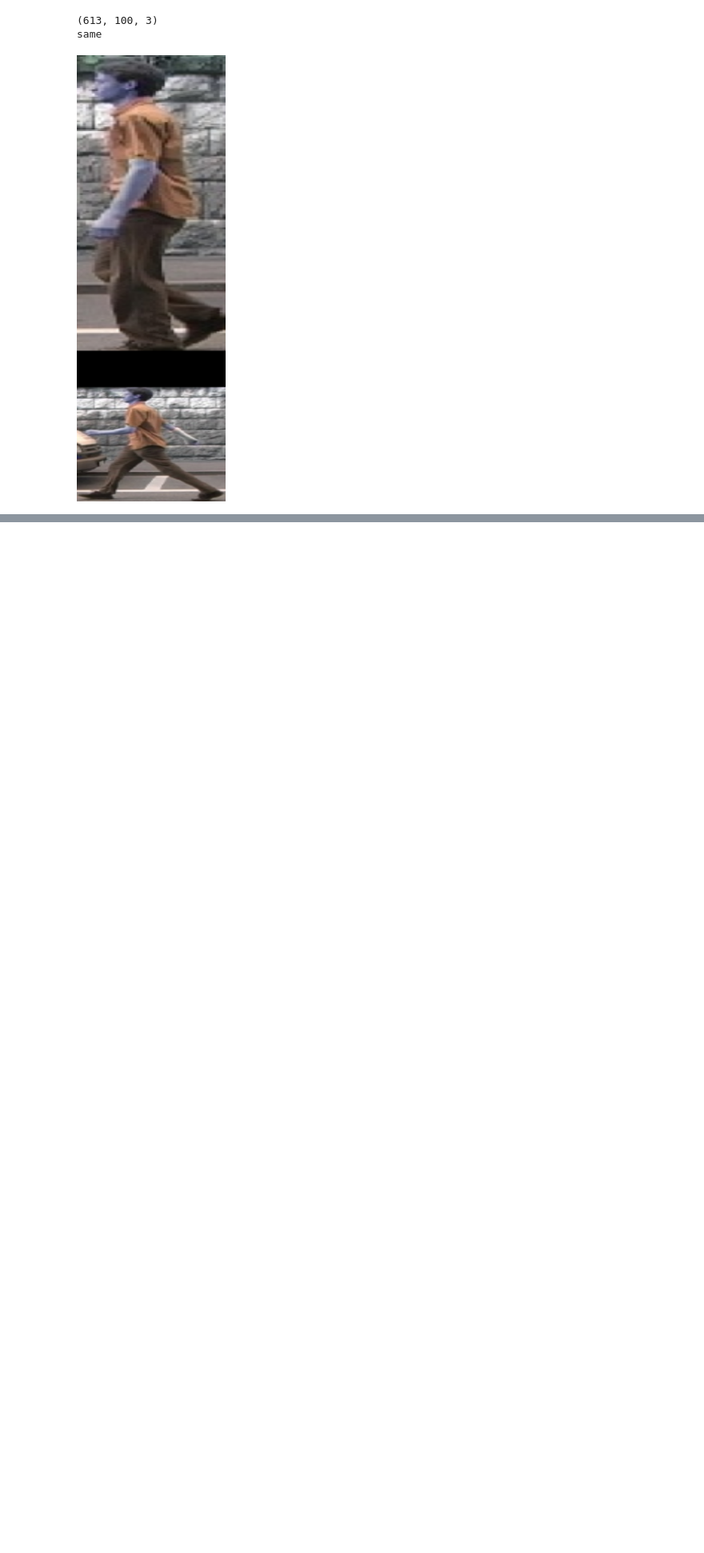
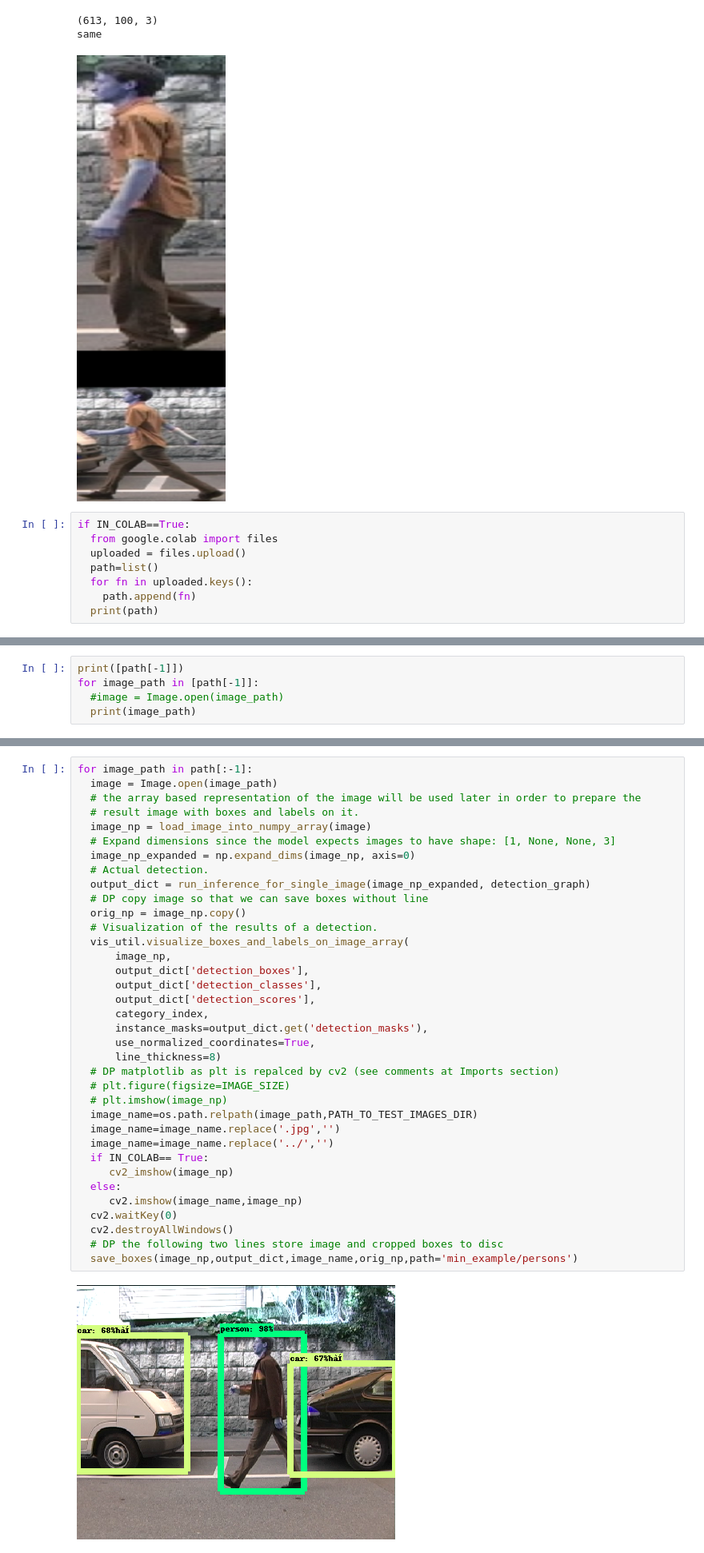
Before and after one commit to dpanagop/re-identification, a Jupyter notebook: min_viable_example/minimum_viable_code.ipynb, the cells around one changed output, grey strips where cells are left out. Shown at 80% size. Drawn from its saved outputs; the diff is of its cells as text; blank space fills up the shorter version.

```diff
--- a/min_viable_example/minimum_viable_code.ipynb
+++ b/min_viable_example/minimum_viable_code.ipynb
@@ -338,3 +338,11 @@ different
 (613, 100, 3)
 same
 [figure]
+# %%
+if IN_COLAB==True:
+  from google.colab import files
+  uploaded = files.upload()
+  path=list()
+  for fn in uploaded.keys():
+    path.append(fn)
+  print(path)
@@ -340,0 +354,5 @@ same
+# %%
+print([path[-1]])
+for image_path in [path[-1]]:
+  #image = Image.open(image_path)
+  print(image_path)
@@ -340,0 +393,38 @@ same
+# %%
+for image_path in path[:-1]:
+  image = Image.open(image_path)
+  # the array based representation of the image will be used later in order to prepare the
+  # result image with boxes and labels on it.
+  image_np = load_image_into_numpy_array(image)
+  # Expand dimensions since the model expects images to have shape: [1, None, None, 3]
+  image_np_expanded = np.expand_dims(image_np, axis=0)
+  # Actual detection.
+  output_dict = run_inference_for_single_image(image_np_expanded, detection_graph)
+  # DP copy image so that we can save boxes without line
+  orig_np = image_np.copy()
+  # Visualization of the results of a detection.
+  vis_util.visualize_boxes_and_labels_on_image_array(
+      image_np,
+      output_dict['detection_boxes'],
+      output_dict['detection_classes'],
+      output_dict['detection_scores'],
+      category_index,
+      instance_masks=output_dict.get('detection_masks'),
+      use_normalized_coordinates=True,
+      line_thickness=8)
+  # DP matplotlib as plt is repalced by cv2 (see comments at Imports section)
+  # plt.figure(figsize=IMAGE_SIZE)
+  # plt.imshow(image_np)
+  image_name=os.path.relpath(image_path,PATH_TO_TEST_IMAGES_DIR)
+  image_name=image_name.replace('.jpg','')
+  image_name=image_name.replace('../','')
+  if IN_COLAB== True:
+     cv2_imshow(image_np)
+  else:
+     cv2.imshow(image_name,image_np)
+  cv2.waitKey(0)
+  cv2.destroyAllWindows()
+  # DP the following two lines store image and cropped boxes to disc
+  save_boxes(image_np,output_dict,image_name,orig_np,path='min_example/persons')
+# %% [output]
+[figure, added]
```
Also changed, not shown: parts of 7 cells of this notebook.
